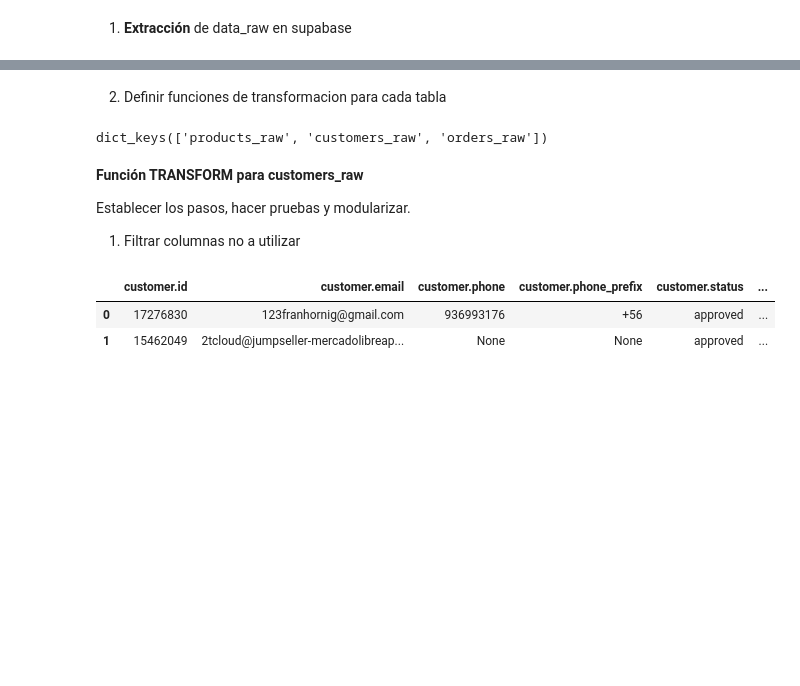
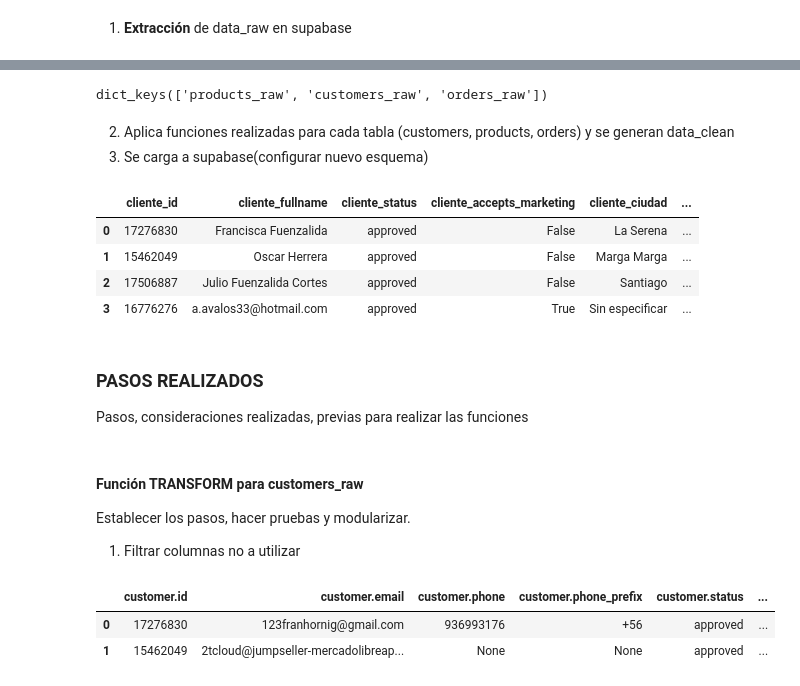
Before and after one commit to Halsey26/pipeline_perc, a Jupyter notebook: etl/pruebas_etl.ipynb, the cells around one changed output, grey strips where cells are left out. Drawn from its saved outputs; the diff is of its cells as text; code cells hidden in the pictures; blank space fills up the shorter version.

```diff
--- a/etl/pruebas_etl.ipynb
+++ b/etl/pruebas_etl.ipynb
@@ -381,11 +526,24 @@ Filas: 1680
-# %% [markdown]
-2. Definir funciones de transformacion para cada tabla
 # %%
 df_raw.keys()
 # %% [output]
 dict_keys(['products_raw', 'customers_raw', 'orders_raw'])
+# %% [markdown]
+2. Aplica funciones realizadas para cada tabla (customers, products, orders) y se generan data_clean
+3. Se carga a supabase(configurar nuevo esquema)
+# %%
+customer_clean=transform_customers(df_raw['customers_raw'])
+customer_clean.head(4)
+# %% [output]
+|  | cliente_id | cliente_fullname | cliente_status | cliente_accepts_marketing | cliente_ciudad | ... |
+| 0 | 17276830 | Francisca Fuenzalida | approved | False | La Serena | ... |
+| 1 | 15462049 | Oscar Herrera | approved | False | Marga Marga | ... |
+| 2 | 17506887 | Julio Fuenzalida Cortes | approved | False | Santiago | ... |
+| 3 | 16776276 | a.avalos33@hotmail.com | approved | True | Sin especificar | ... |
+# %% [markdown]
+### PASOS REALIZADOS
+Pasos, consideraciones realizadas, previas para realizar las funciones
 # %% [markdown]
-**Función TRANSFORM para customers_raw** <p>
+#### **Función TRANSFORM para customers_raw** <p>
 Establecer los pasos, hacer pruebas y modularizar.
 1. Filtrar columnas no a utilizar
 # %%
```
Also changed, not shown: parts of 53 cells of this notebook, 2 other files.
